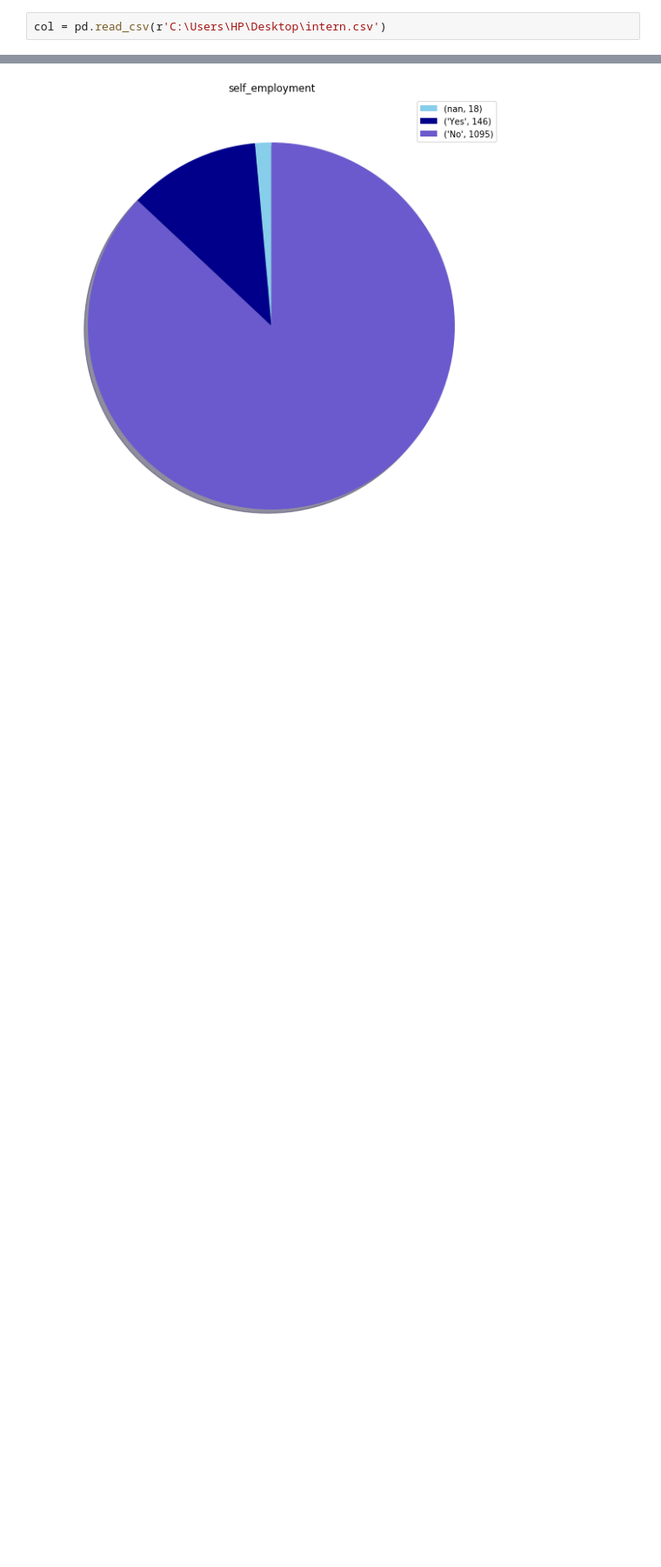
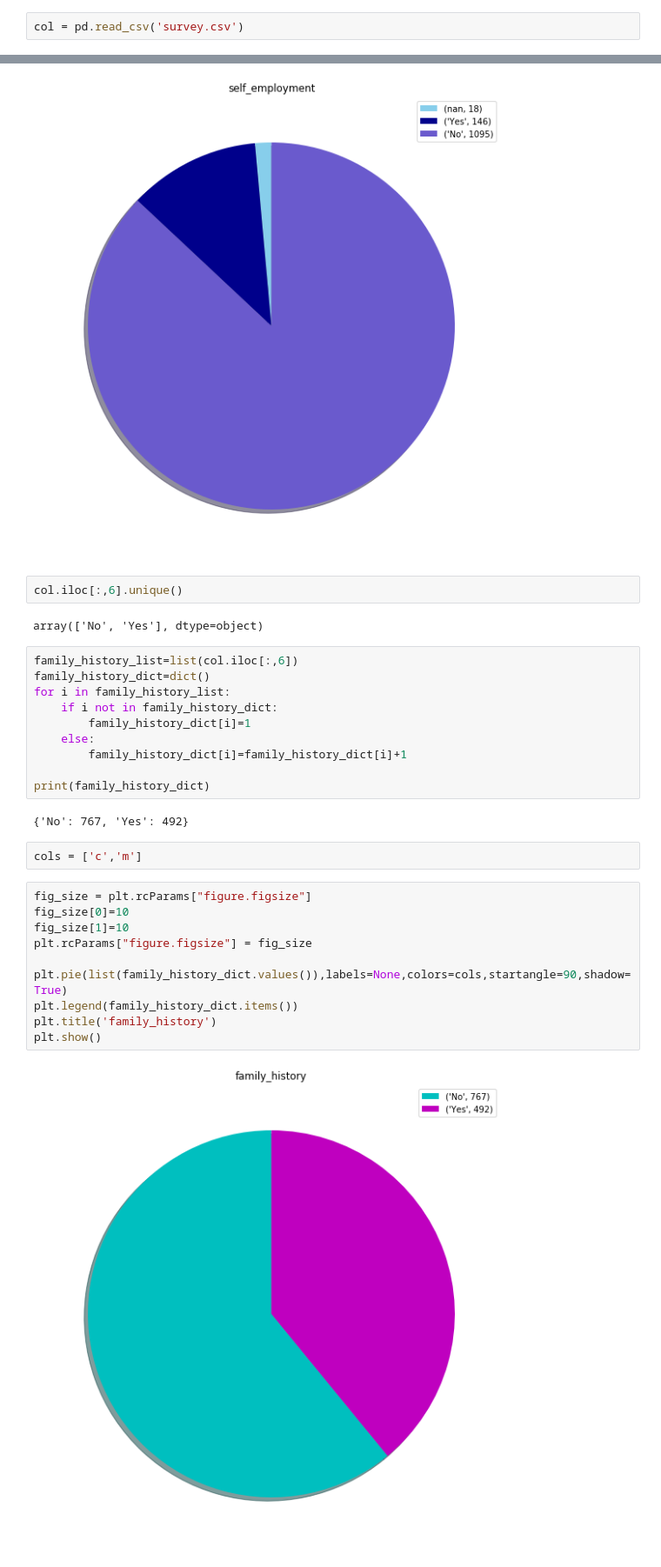
Before and after one commit to deepthiss31/Mental-Health-Analysis-in-Tech, a Jupyter notebook: codepy.ipynb, the cells around one changed output, grey strips where cells are left out. Shown at 87% size. Cells and saved outputs as stored; diff of their text form; blank space fills up the shorter version.

```diff
--- a/codepy.ipynb
+++ b/codepy.ipynb
@@ -3,7 +3,7 @@ import pandas as pd
 import numpy as np
 import matplotlib.pyplot as plt
 # %%
-col = pd.read_csv(r'C:\Users\HP\Desktop\intern.csv')
+col = pd.read_csv('survey.csv')
 # %%
 col.iloc[:,3].head()
 # %% [output]
@@ -206,3 +206,33 @@ plt.title('self_employment')
 plt.show()
 # %% [output]
 [figure]
+# %%
+col.iloc[:,6].unique()
+# %% [output]
+array(['No', 'Yes'], dtype=object)
+# %%
+family_history_list=list(col.iloc[:,6])
+family_history_dict=dict()
+for i in family_history_list:
+    if i not in family_history_dict:
+        family_history_dict[i]=1
+    else:
+        family_history_dict[i]=family_history_dict[i]+1
+
+print(family_history_dict)
+# %% [output]
+{'No': 767, 'Yes': 492}
+# %%
+cols = ['c','m']
+# %%
+fig_size = plt.rcParams["figure.figsize"]
+fig_size[0]=10
+fig_size[1]=10
+plt.rcParams["figure.figsize"] = fig_size
+
+plt.pie(list(family_history_dict.values()),labels=None,colors=cols,startangle=90,shadow=True)
+plt.legend(family_history_dict.items())
+plt.title('family_history')
+plt.show()
+# %% [output]
+[figure, added]
```
Also changed, not shown: parts of 16 cells of this notebook.
